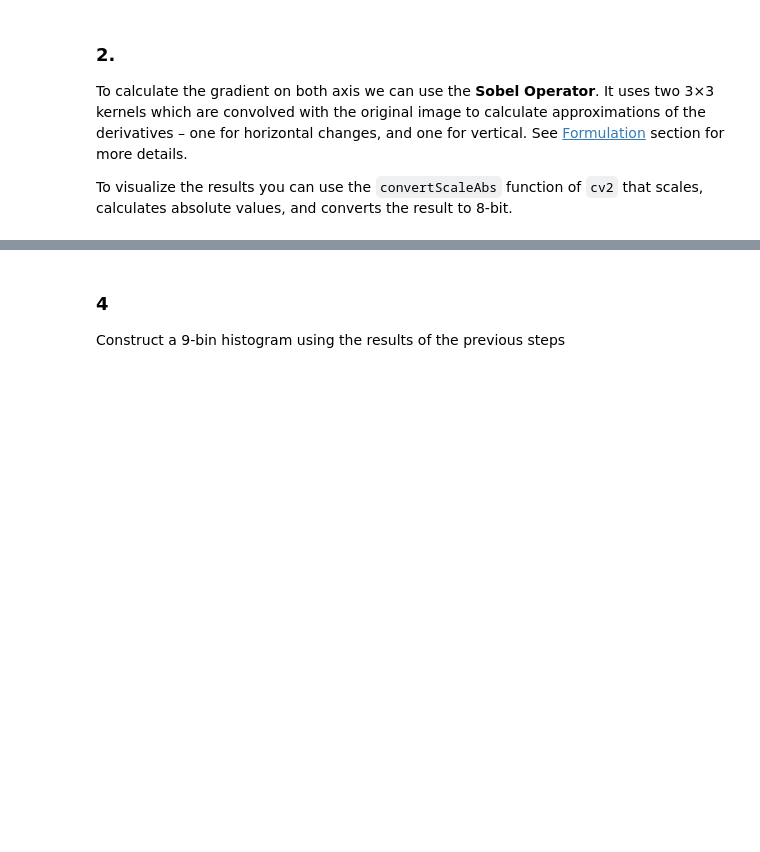
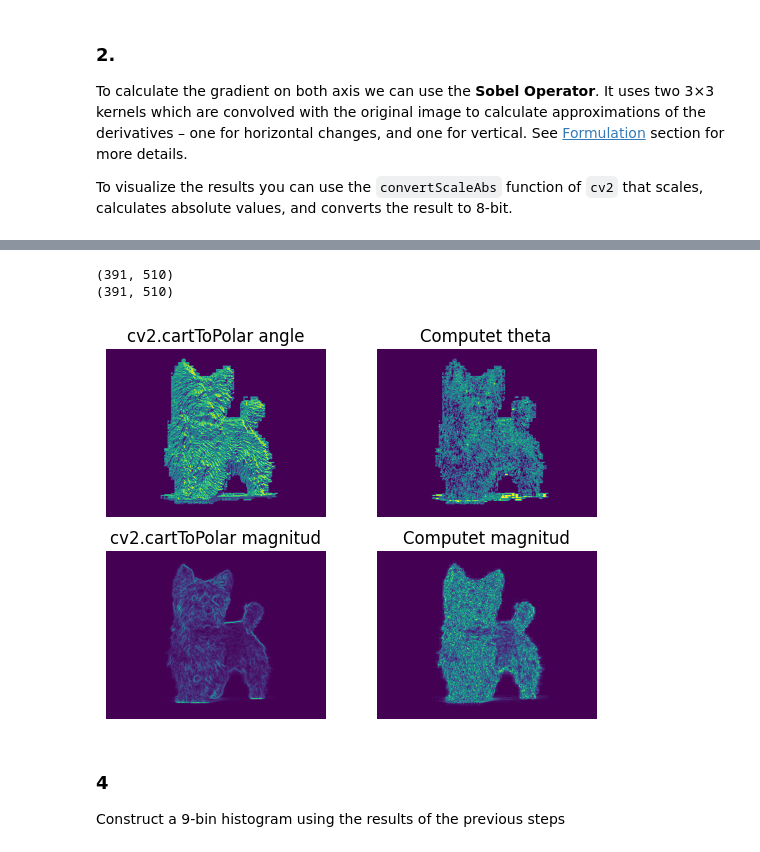
Before and after one commit to martigelabert/image3D, a Jupyter notebook: HOG/Exercise.ipynb, the cells around one changed output, grey strips where cells are left out. Saved outputs shown, nothing was run; the diff lists cells and outputs as text; code cells hidden in the pictures; blank space fills up the shorter version.

```diff
--- a/HOG/Exercise.ipynb
+++ b/HOG/Exercise.ipynb
@@ -53,3 +69,40 @@ Calculate the direction and magnitude of the gradient by using `cartToPolar` fun
+# %%
+# TODO
+
+# I should be having the same values computed here right?
+# It's just a conversion to polar
+mag = np.sqrt(np.power(gx,2)+np.power(gy,2))
+theta = np.arctan(gy/gx)
+
+# Getting just a tone of nan for theta,
+# gessing there are not the interesting parts of the image
+
+# print(img.shape)  # Same shape and use the same astype
+# print(theta.shape)
+
+# Just using the gradient as a normal x and y axis and then
+# computing the Polar (which has magnitud and an angle as representation)
+magnitude, angle = cv2.cartToPolar(gx.astype(float),gy.astype(float))
+
+fig, ((ax1, ax2),(ax3, ax4)) = plt.subplots(2, 2)
+ax1.set_axis_off()
+ax2.set_axis_off()
+ax3.set_axis_off()
+ax4.set_axis_off()
+
+ax1.set_title('cv2.cartToPolar angle')
+ax2.set_title('Computet theta')
+ax1.imshow(angle)
+ax2.imshow(cv2.convertScaleAbs(theta))
+ax3.set_title('cv2.cartToPolar magnitud')
+ax4.set_title('Computet magnitud')
+ax3.imshow(magnitude)
+ax4.imshow(cv2.convertScaleAbs(mag))
+plt.show()
+# %% [output]
+(391, 510)
+(391, 510)
+[figure, added]
 # %% [markdown]
 ### 4
 
```
Also changed, not shown: parts of 8 cells of this notebook, 2 other files.
